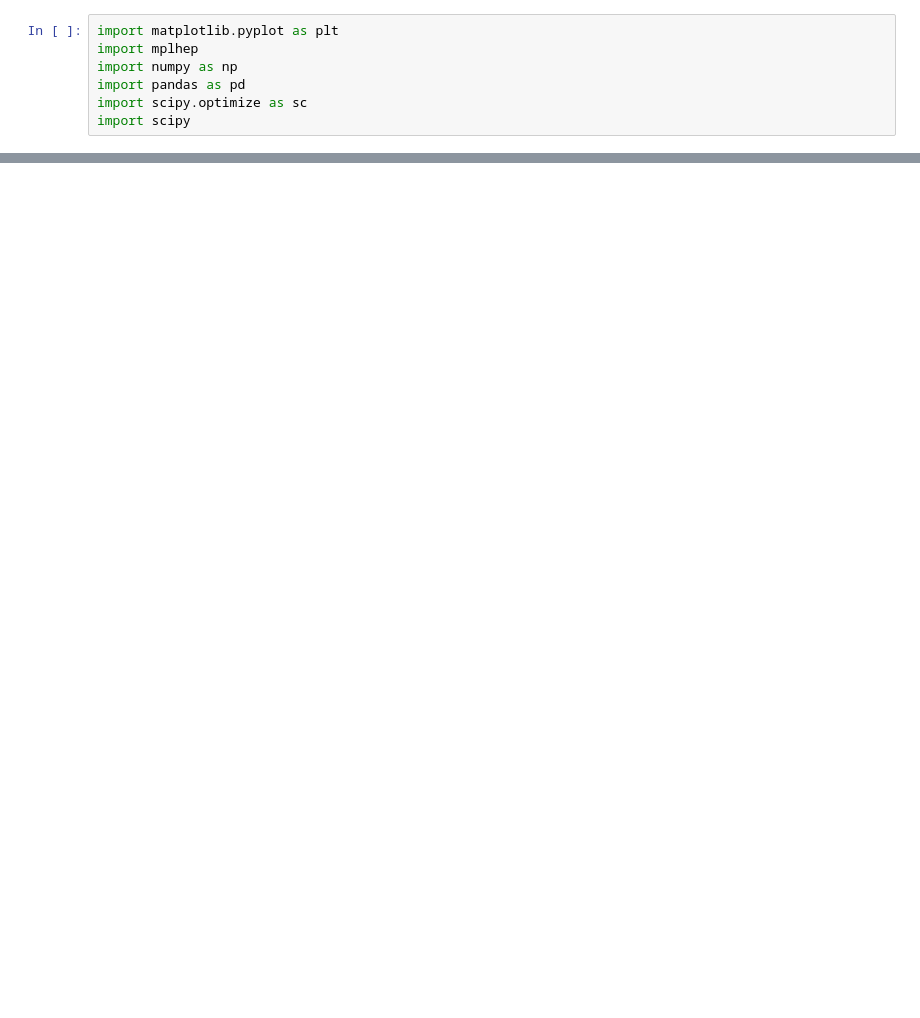
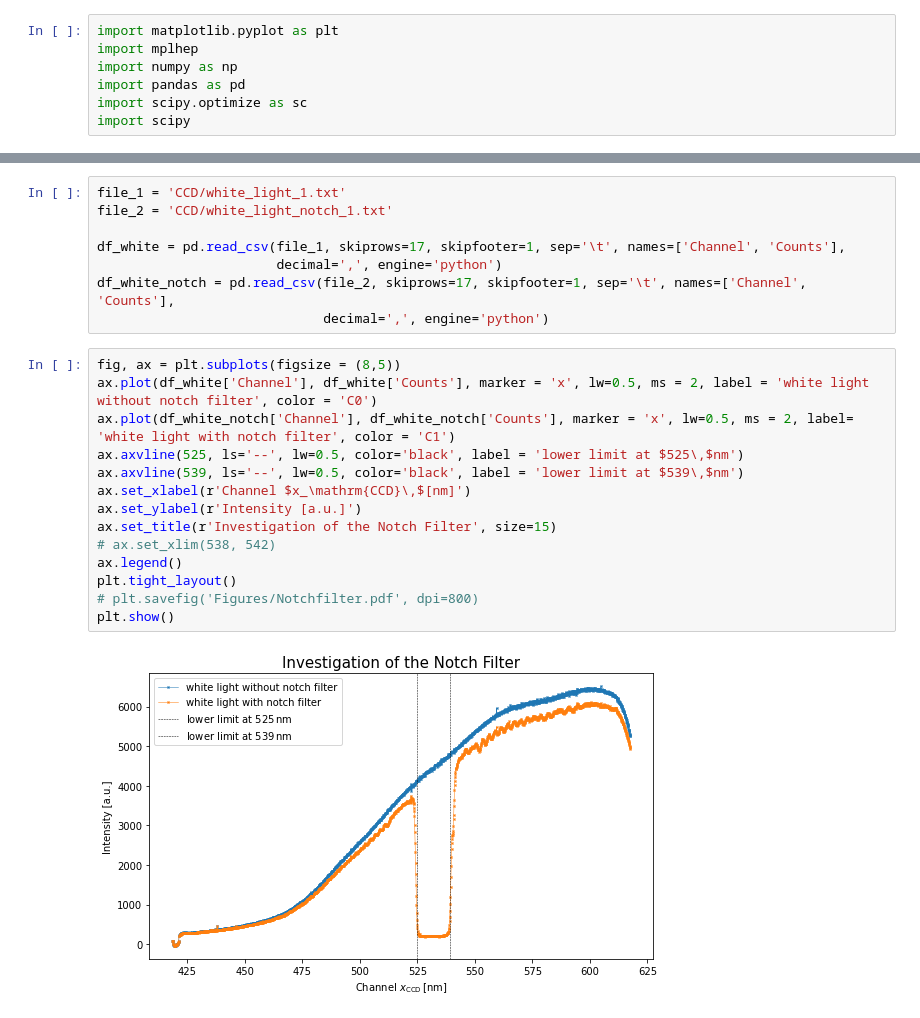
Before and after one commit to nicolaigoelz/Raman, a Jupyter notebook: CCD_Calibration_measurement.ipynb, the cells around one changed output, grey strips where cells are left out. Drawn from its saved outputs; the diff is of its cells as text; blank space fills up the shorter version.

```diff
--- a/CCD_Calibration_measurement.ipynb
+++ b/CCD_Calibration_measurement.ipynb
@@ -79,0 +165,24 @@ Nist 579.0663
+# %%
+file_1 = 'CCD/white_light_1.txt'
+file_2 = 'CCD/white_light_notch_1.txt'
+
+df_white = pd.read_csv(file_1, skiprows=17, skipfooter=1, sep='\t', names=['Channel', 'Counts'],
+                       decimal=',', engine='python')
+df_white_notch = pd.read_csv(file_2, skiprows=17, skipfooter=1, sep='\t', names=['Channel', 'Counts'],
+                             decimal=',', engine='python')
+# %%
+fig, ax = plt.subplots(figsize = (8,5))
+ax.plot(df_white['Channel'], df_white['Counts'], marker = 'x', lw=0.5, ms = 2, label = 'white light without notch filter', color = 'C0')
+ax.plot(df_white_notch['Channel'], df_white_notch['Counts'], marker = 'x', lw=0.5, ms = 2, label= 'white light with notch filter', color = 'C1')
+ax.axvline(525, ls='--', lw=0.5, color='black', label = 'lower limit at $525\,$nm')
+ax.axvline(539, ls='--', lw=0.5, color='black', label = 'lower limit at $539\,$nm')
+ax.set_xlabel(r'Channel $x_\mathrm{CCD}\,$[nm]')
+ax.set_ylabel(r'Intensity [a.u.]')
+ax.set_title(r'Investigation of the Notch Filter', size=15)
+# ax.set_xlim(538, 542)
+ax.legend()
+plt.tight_layout()
+# plt.savefig('Figures/Notchfilter.pdf', dpi=800)
+plt.show()
+# %% [output]
+[figure, added]
```
Also changed, not shown: parts of 13 cells of this notebook, 5 other files.
